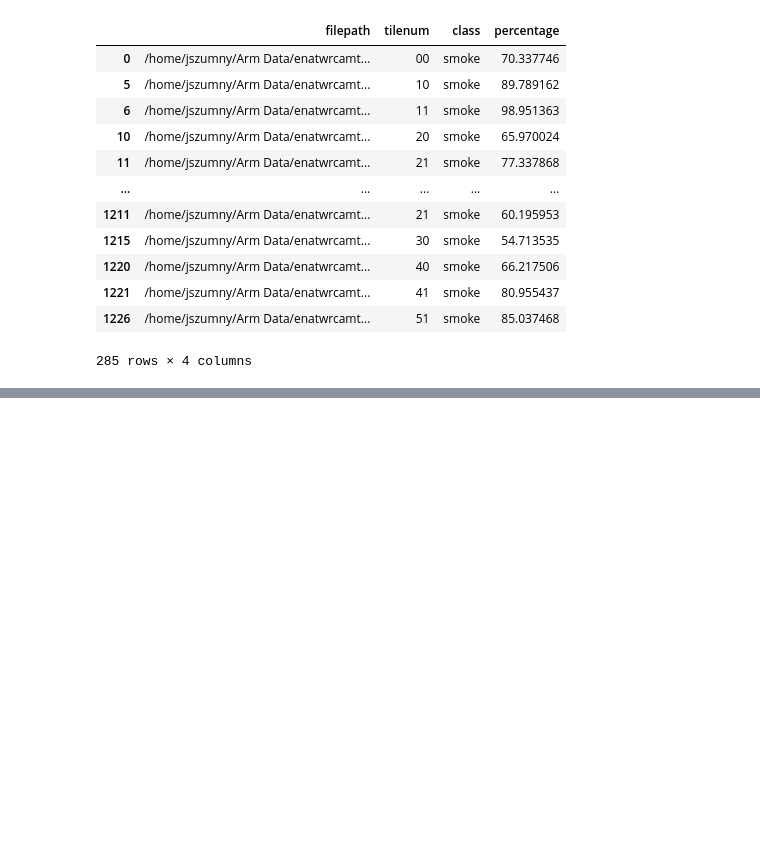
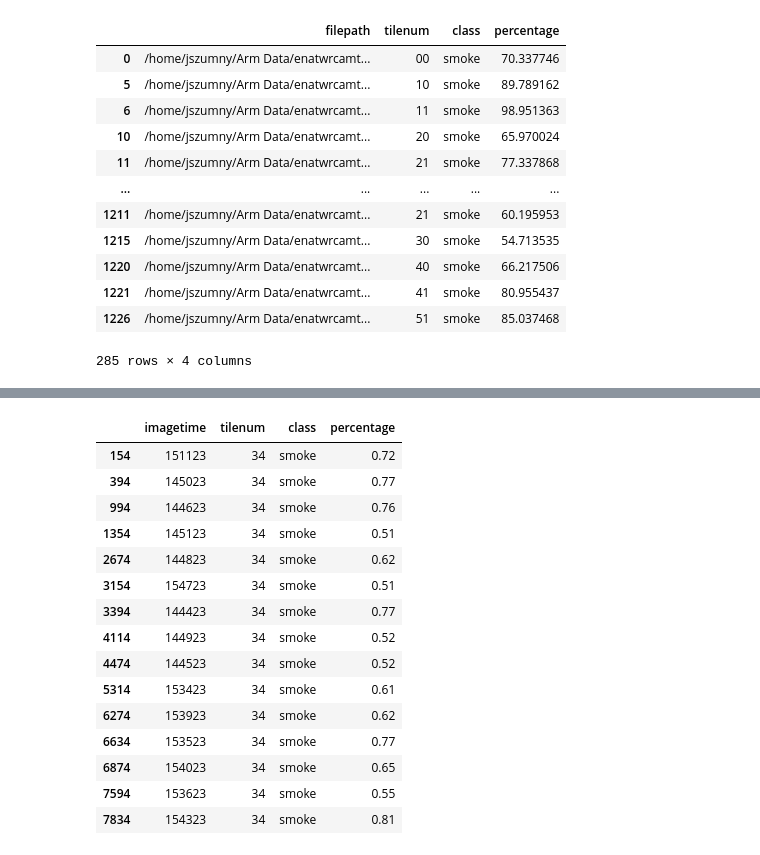
Before and after one commit to waggle-sensor/summer2023, a Jupyter notebook: szumny/python/newimageinference.ipynb, the cells around one changed output, grey strips where cells are left out. Drawn from its saved outputs; the diff is of its cells as text; code cells hidden in the pictures; blank space fills up the shorter version.

```diff
--- a/szumny/python/newimageinference.ipynb
+++ b/szumny/python/newimageinference.ipynb
@@ -128,0 +227,3 @@ UCSD - 6% FPR
+# %%
+df = pd.DataFrame(data)
+df
@@ -128,0 +261,21 @@ UCSD - 6% FPR
+# %%
+smoke = df[df["tilenum"] == '34']
+# %%
+smoke[smoke["class"] == 'smoke']
+# %% [output]
+|  | imagetime | tilenum | class | percentage |
+| 154 | 151123 | 34 | smoke | 0.72 |
+| 394 | 145023 | 34 | smoke | 0.77 |
+| 994 | 144623 | 34 | smoke | 0.76 |
+| 1354 | 145123 | 34 | smoke | 0.51 |
+| 2674 | 144823 | 34 | smoke | 0.62 |
+| 3154 | 154723 | 34 | smoke | 0.51 |
+| 3394 | 144423 | 34 | smoke | 0.77 |
+| 4114 | 144923 | 34 | smoke | 0.52 |
+| 4474 | 144523 | 34 | smoke | 0.52 |
+| 5314 | 153423 | 34 | smoke | 0.61 |
+| 6274 | 153923 | 34 | smoke | 0.62 |
+| 6634 | 153523 | 34 | smoke | 0.77 |
+| 6874 | 154023 | 34 | smoke | 0.65 |
+| 7594 | 153623 | 34 | smoke | 0.55 |
+| 7834 | 154323 | 34 | smoke | 0.81 |
```
Also changed, not shown: parts of 12 cells of this notebook.
